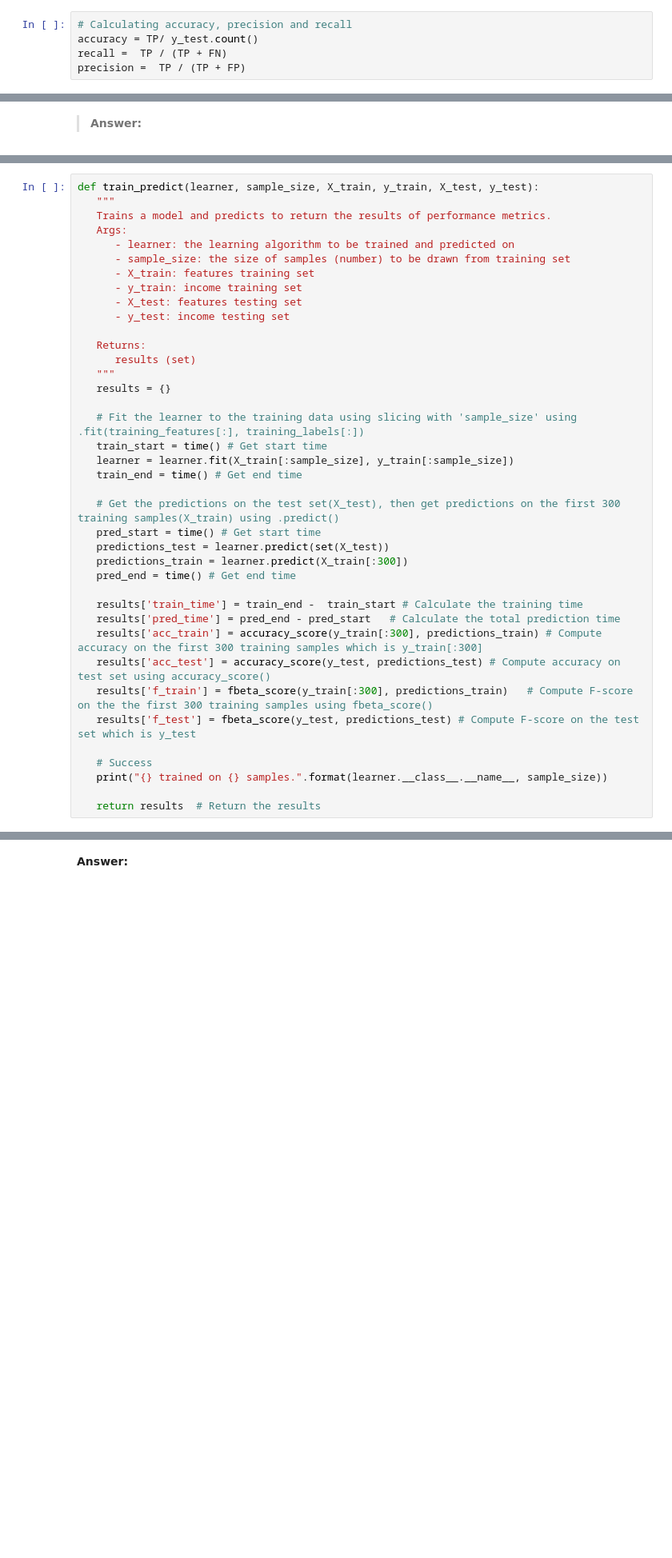
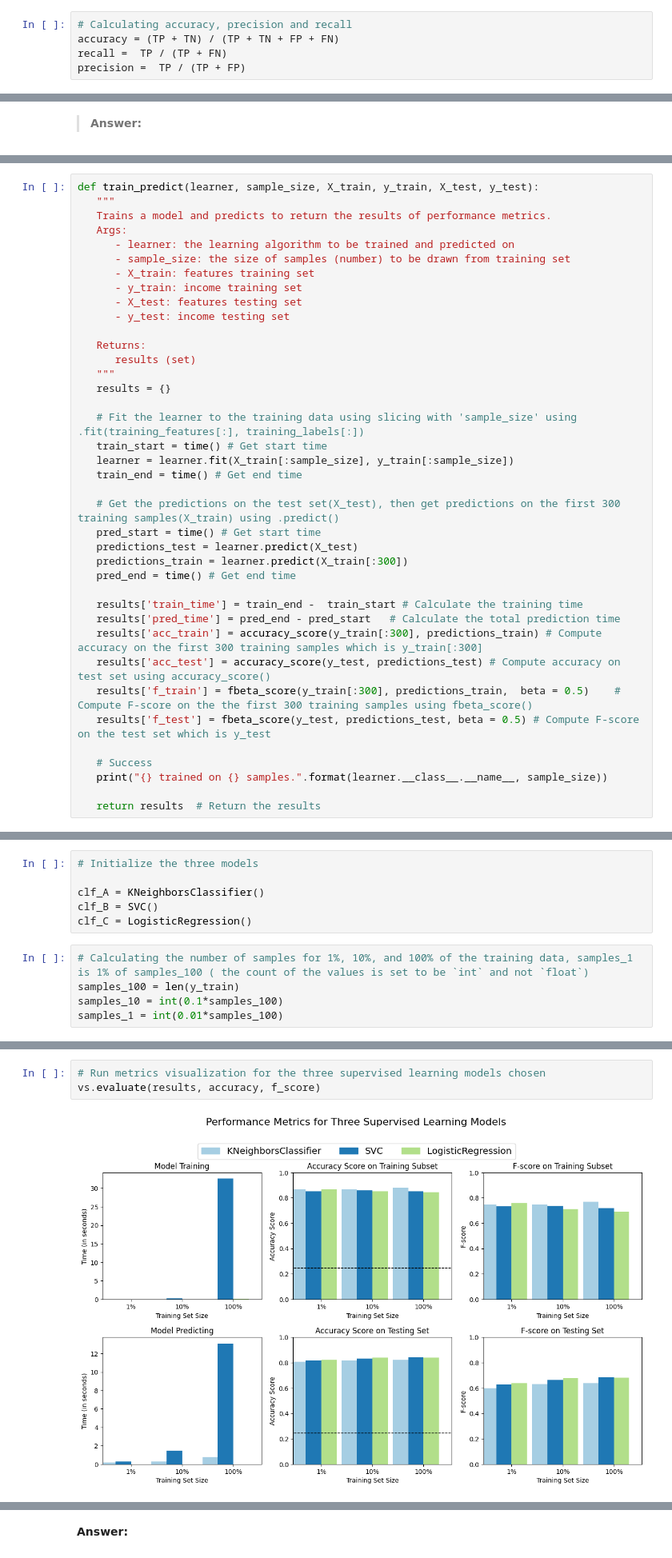
Before and after one commit to sondosaabed/Finding-Charity-Donors, a Jupyter notebook: finding_donors.ipynb, the cells around one changed output, grey strips where cells are left out. Shown: that part at 80% size. Drawn from its saved outputs; the diff is of its cells as text; blank space fills up the shorter version.

Commit message:
Implementation - Creating a Training and Predicting Pipeline and Implementation: Initial Model Evaluation

```diff
--- a/finding_donors.ipynb
+++ b/finding_donors.ipynb
@@ -355,7 +357,7 @@ TN = 0 # No predicted negatives in the naive case
 FN = 0 # No predicted negatives in the naive case
 # %%
 # Calculating accuracy, precision and recall
-accuracy = TP/ y_test.count()
+accuracy = (TP + TN) / (TP + TN + FP + FN)
 recall =  TP / (TP + FN)
 precision =  TP / (TP + FP)
 # %%
@@ -419,7 +421,7 @@ def train_predict(learner, sample_size, X_train, y_train, X_test, y_test):
 
    # Get the predictions on the test set(X_test), then get predictions on the first 300 training samples(X_train) using .predict()
    pred_start = time() # Get start time
-   predictions_test = learner.predict(set(X_test))
+   predictions_test = learner.predict(X_test)
    predictions_train = learner.predict(X_train[:300])
    pred_end = time() # Get end time
 
@@ -427,8 +429,8 @@ def train_predict(learner, sample_size, X_train, y_train, X_test, y_test):
    results['pred_time'] = pred_end - pred_start   # Calculate the total prediction time
    results['acc_train'] = accuracy_score(y_train[:300], predictions_train) # Compute accuracy on the first 300 training samples which is y_train[:300]
    results['acc_test'] = accuracy_score(y_test, predictions_test) # Compute accuracy on test set using accuracy_score()
-   results['f_train'] = fbeta_score(y_train[:300], predictions_train)   # Compute F-score on the the first 300 training samples using fbeta_score()
-   results['f_test'] = fbeta_score(y_test, predictions_test) # Compute F-score on the test set which is y_test
+   results['f_train'] = fbeta_score(y_train[:300], predictions_train,  beta = 0.5)    # Compute F-score on the the first 300 training samples using fbeta_score()
+   results['f_test'] = fbeta_score(y_test, predictions_test, beta = 0.5) # Compute F-score on the test set which is y_test
 
    # Success
    print("{} trained on {} samples.".format(learner.__class__.__name__, sample_size))
@@ -472,0 +450,11 @@ vs.evaluate(results, accuracy, fscore)
+# %%
+# Initialize the three models
+
+clf_A = KNeighborsClassifier()
+clf_B = SVC()
+clf_C = LogisticRegression()
+# %%
+# Calculating the number of samples for 1%, 10%, and 100% of the training data, samples_1 is 1% of samples_100 ( the count of the values is set to be `int` and not `float`)
+samples_100 = len(y_train)
+samples_10 = int(0.1*samples_100)
+samples_1 = int(0.01*samples_100)
@@ -473,3 +481,8 @@ vs.evaluate(results, accuracy, fscore)
+# %%
+# Run metrics visualization for the three supervised learning models chosen
+vs.evaluate(results, accuracy, f_score)
+# %% [output]
+[figure, added]
 # %% [markdown]
 ----
 ## Improving Results
```
Also changed, not shown: parts of 7 cells of this notebook.
